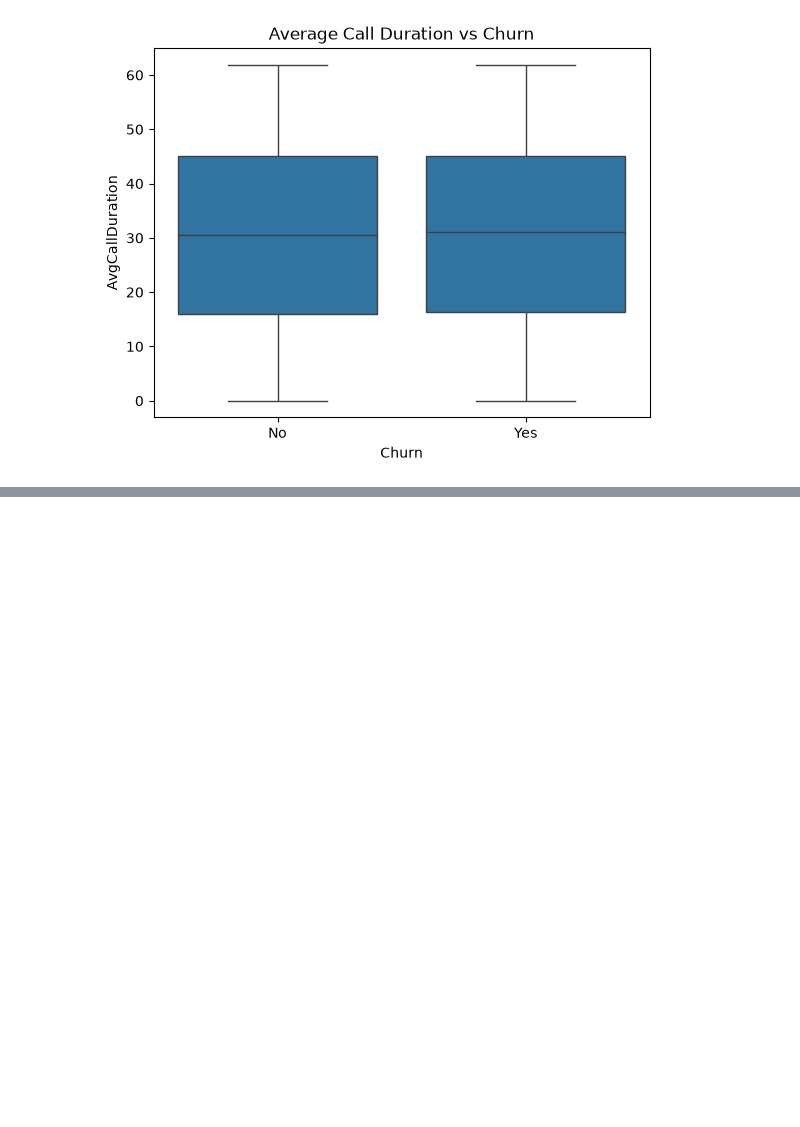
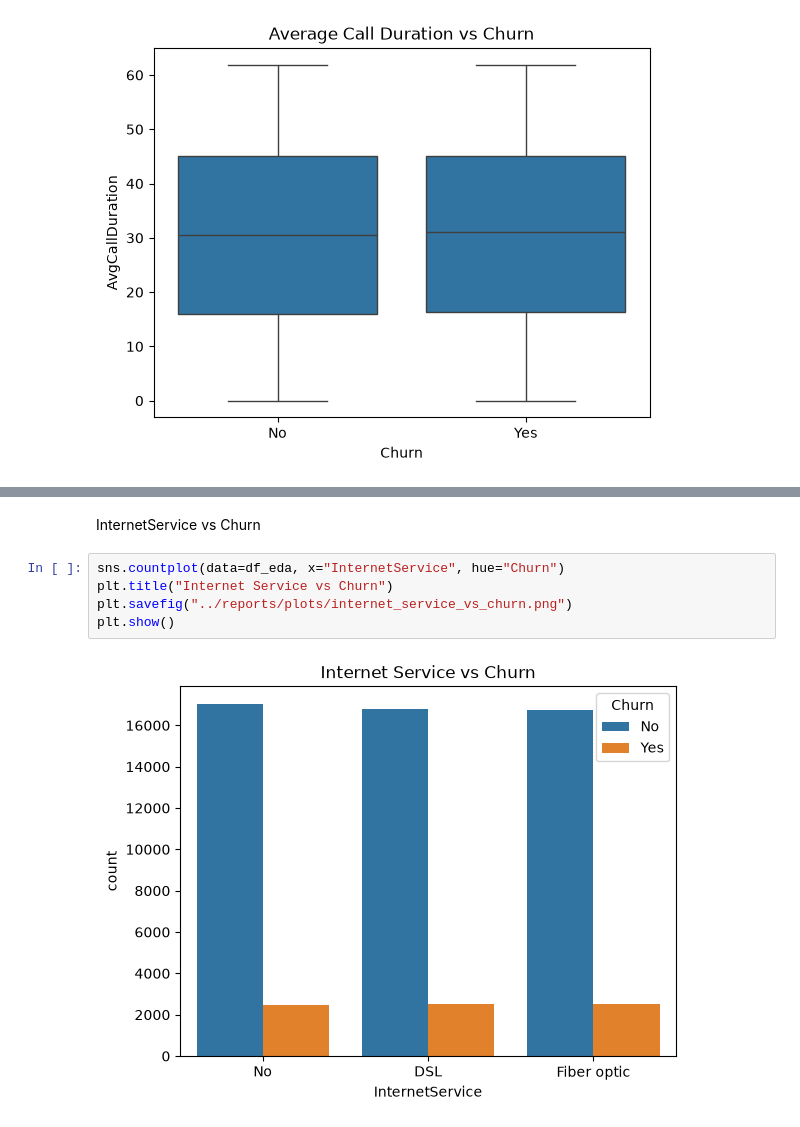
Before and after one commit to Rupesh-Mane/telecom_churn_prediction, a Jupyter notebook: notebooks/02_EDA.ipynb, the cells around one changed output, grey strips where cells are left out. Saved outputs shown, nothing was run; the diff lists cells and outputs as text; blank space fills up the shorter version.

```diff
--- a/notebooks/02_EDA.ipynb
+++ b/notebooks/02_EDA.ipynb
@@ -164,0 +199,9 @@ plt.show()
+# %% [markdown]
+InternetService vs Churn
+# %%
+sns.countplot(data=df_eda, x="InternetService", hue="Churn")
+plt.title("Internet Service vs Churn")
+plt.savefig("../reports/plots/internet_service_vs_churn.png")
+plt.show()
+# %% [output]
+[figure, added]
```
Also changed, not shown: parts of 26 cells of this notebook.
